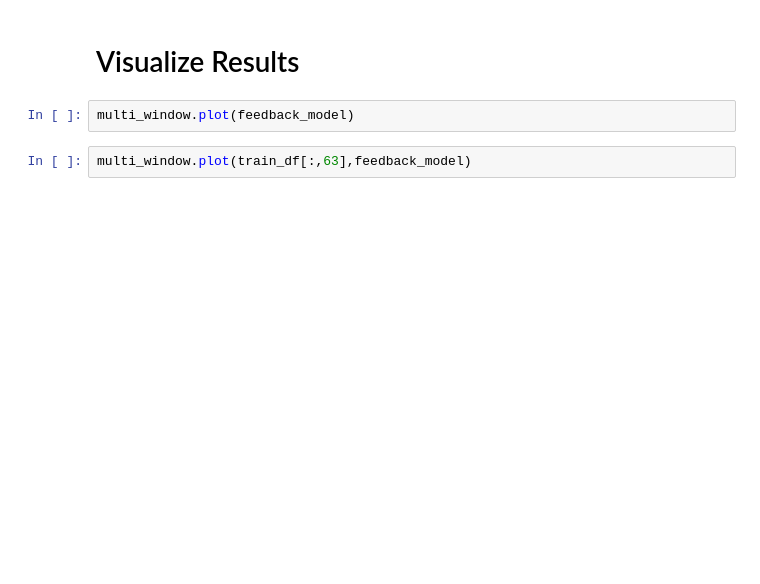
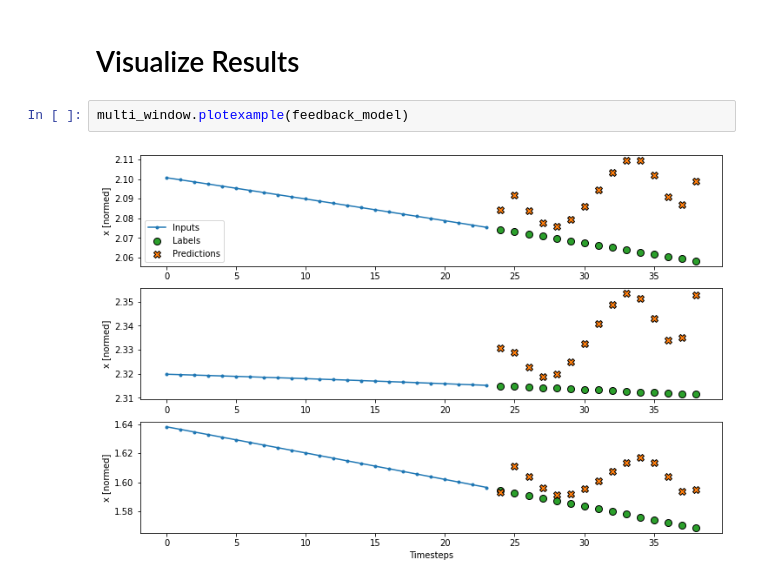
Before and after one commit to trifwn/OscillationLSTM, a Jupyter notebook: LSTMv2AR.ipynb, the cells around one changed output. Saved outputs shown, nothing was run; the diff lists cells and outputs as text; blank space fills up the shorter version.

```diff
--- a/LSTMv2AR.ipynb
+++ b/LSTMv2AR.ipynb
@@ -263,6 +248,6 @@ Epoch 42/50
 # %% [markdown]
 # Visualize Results
 # %%
-multi_window.plot(feedback_model)
+multi_window.plotexample(feedback_model)
+# %% [output]
+[figure, added]
-# %%
-multi_window.plot(train_df[:,63],feedback_model)
```
Also changed, not shown: parts of 4 cells of this notebook, 4 other files.
